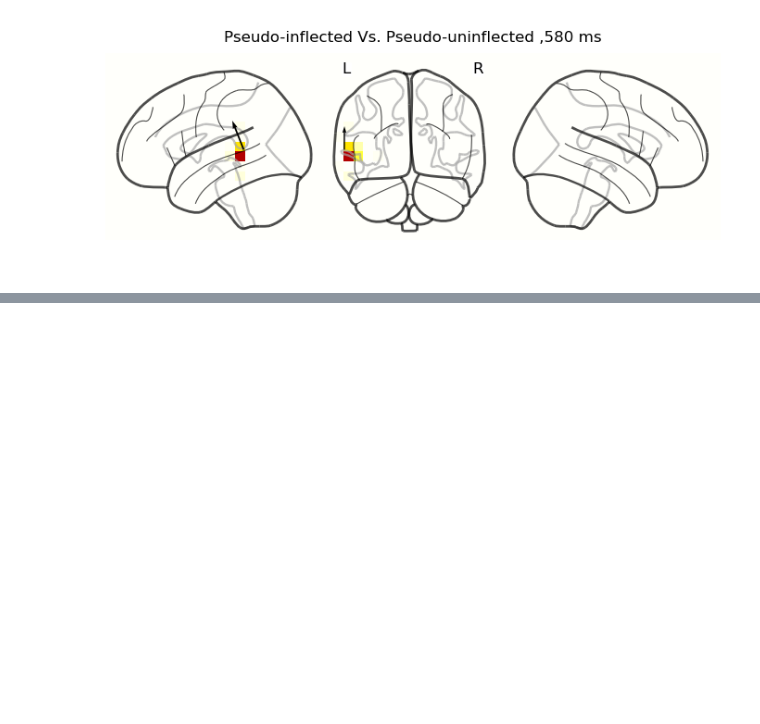
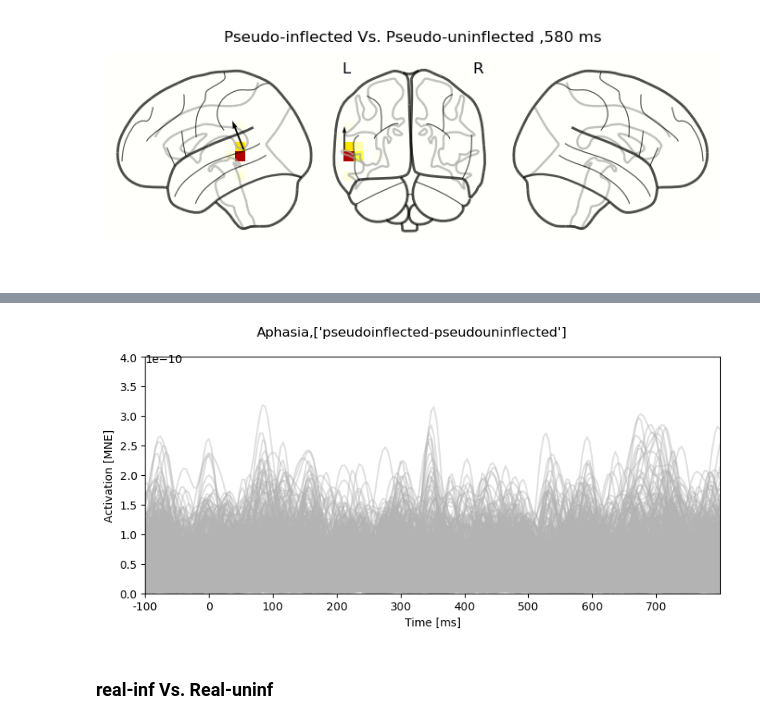
Before and after one commit to Maryamvalian/MEGAN, a Jupyter notebook: Volume_Based .ipynb, the cells around one changed output, grey strips where cells are left out. Saved outputs shown, nothing was run; the diff lists cells and outputs as text; code cells hidden in the pictures; blank space fills up the shorter version.

```diff
--- a/Volume_Based .ipynb
+++ b/Volume_Based .ipynb
@@ -368,0 +398,18 @@ res = testnd.VectorDifferenceRelated('srcm', 'word % inflected', ('real', 'infle
+# %%
+contrast = ['pseudoinflected-pseudouninflected']
+cond1, cond2 = contrast[0].split('-')
+
+res = testnd.VectorDifferenceRelated('srcm', 'lexical', cond1, cond2, match='subject', data=aph_stc_all, tfce=True)
+
+#tstart=tstart, tstop=tstop
+# %%
+diff = res.masked_difference()
+p = plot.Butterfly(diff.norm('space'), color='k', title=f"Aphasia,{contrast}")
+#times = [ 0.29,0.36, 0.42,0.58]
+#for t in times:
+#    p.add_vline(t)
+#    f = plot.GlassBrain(diff.sub(time=t), title=f"Aphasia,{contrast} ,{t*1000:.0f} ms")
+# %% [output]
+[figure, added]
+# %% [markdown]
+### real-inf Vs. Real-uninf
```
Also changed, not shown: parts of 26 cells of this notebook, 5 other files.
